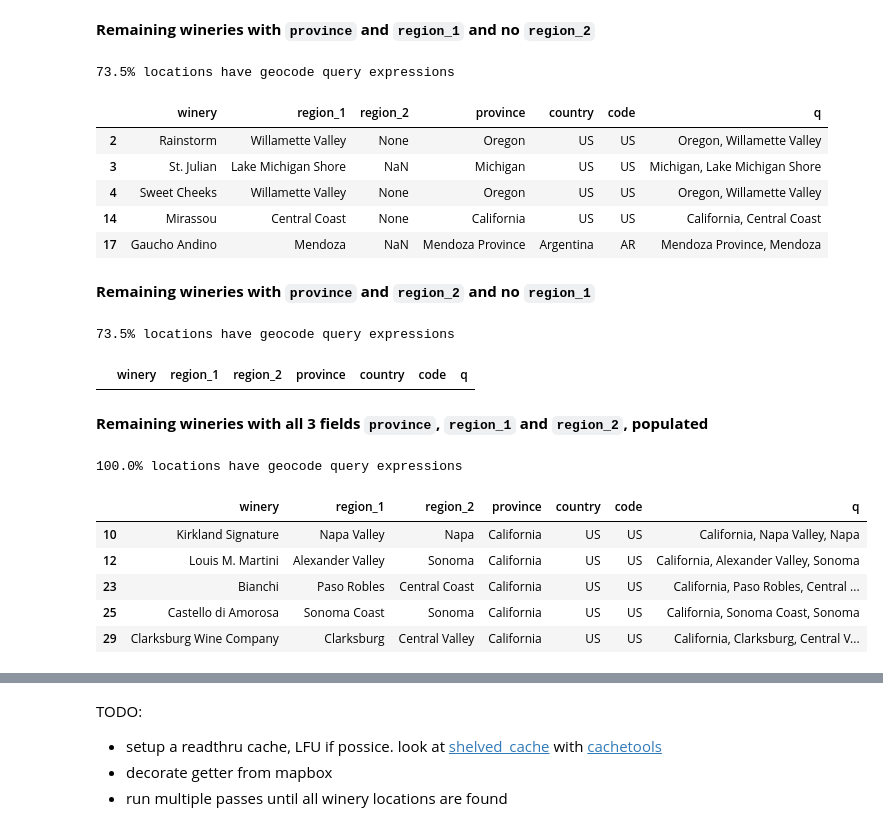
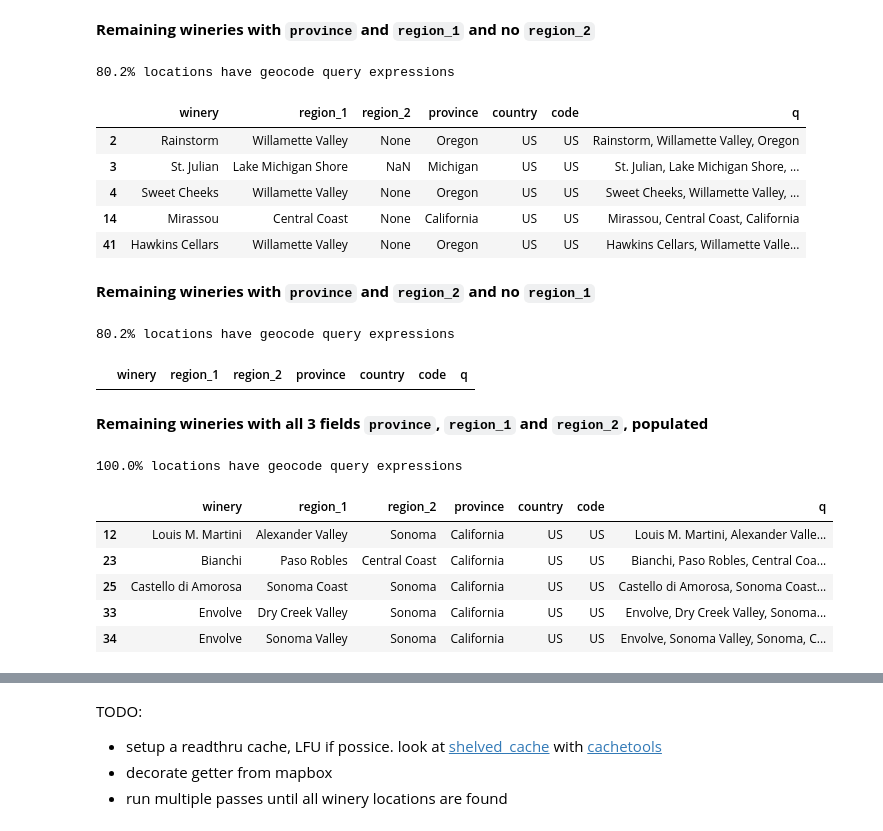
Before and after one commit to pasmith/oenologist, a Jupyter notebook: mapbox-forward.ipynb, the cells around one changed output, grey strips where cells are left out. Cells and saved outputs as stored; diff of their text form; code cells hidden in the pictures.

Commit message:
added query strings to locations

```diff
--- a/mapbox-forward.ipynb
+++ b/mapbox-forward.ipynb
@@ -408,7 +338,7 @@ def mask_builder(cols: list[str]):
 # helper function that creates geocode query expression from selected location fields
 def query_builder(cols: list[str], df: pd.DataFrame=locations):
   mask = mask_builder(cols)
-  return df.loc[mask].swifter.apply(lambda row: ', '.join(row[c] for c in cols), axis=1)
+  return df.loc[mask].swifter.apply(lambda row: ', '.join(row[c] for c in (['winery'] + cols)), axis=1)
 # %%
 # helper function that sets geocode query expressions from selected location fields
 def create_query_expression(cols, df=locations):
@@ -457,0 +390,29 @@ progress()
+# %%
+# wineries with no location field, other than country
+mask_no_location = locations.winery.notna()
+mask_no_location &= locations.country.notna()
+mask_no_location &= locations.region_1.isna()
+mask_no_location &= locations.region_2.isna()
+mask_no_location &= locations.province.isna()
+mask_no_location
+locations.loc[mask_no_location]
+
+# wineries with at least one location field in addition to country
+mask_with_location = locations.winery.notna()
+mask_with_location &= locations.country.notna()
+mask_with_location &= (locations.region_1.notna()) | (locations.region_2.notna()) | (locations.province.notna())
+locations.loc[mask_with_location]
+
+# verify the masks are complementary and complete
+assert pd.merge(locations.loc[mask_no_location], locations.loc[mask_with_location], how='inner').shape[0] == 0
+assert locations.loc[locations.country.notna()].shape[0] == (locations.loc[mask_no_location].shape[0] + locations.loc[mask_with_location].shape[0])
+
+# wineries that only have one location per country don't need the location field
+tmp = locations[mask_with_location].groupby(['winery','code']).count()[['country']].rename(columns={'country': 'count'}).reset_index().query('count == 1')
+single_location_wineries = np.unique(tmp.winery)
+print(f'{len(single_location_wineries):,d}', 'wineries with one location per country begining with', list(single_location_wineries[:5]) + ['...'] )
+
+# TODO set these to only be the winery name
+locations.q = locations.q.mask(mask_with_location & (locations.winery.isin(single_location_wineries)), locations.winery)
+progress()
+locations[mask_with_location & (locations.winery.isin(single_location_wineries))]
@@ -535,7 +512,7 @@ locations[mask].head()
 # %% [markdown]
 **Remaining wineries with `province` and `region_1` and no `region_2`**
 # %%
-cols = ['province', 'region_1']
+cols = ['region_1', 'province']
 
 # verify mask
 mask = mask_builder(cols)
@@ -550,17 +527,17 @@ assert locations.province[mask].isna().sum() == 0 and locations.region_1[mask].i
 assert locations.q[mask].isna().sum() == 0
 locations[mask].head()
 # %% [output]
-73.5% locations have geocode query expressions
+80.2% locations have geocode query expressions
 |  | winery | region_1 | region_2 | province | country | code | q |
-| 2 | Rainstorm | Willamette Valley | None | Oregon | US | US | Oregon, Willamette Valley |
-| 3 | St. Julian | Lake Michigan Shore | NaN | Michigan | US | US | Michigan, Lake Michigan Shore |
-| 4 | Sweet Cheeks | Willamette Valley | None | Oregon | US | US | Oregon, Willamette Valley |
-| 14 | Mirassou | Central Coast | None | California | US | US | California, Central Coast |
-| 17 | Gaucho Andino | Mendoza | NaN | Mendoza Province | Argentina | AR | Mendoza Province, Mendoza |
+| 2 | Rainstorm | Willamette Valley | None | Oregon | US | US | Rainstorm, Willamette Valley, Oregon |
+| 3 | St. Julian | Lake Michigan Shore | NaN | Michigan | US | US | St. Julian, Lake Michigan Shore, ... |
+| 4 | Sweet Cheeks | Willamette Valley | None | Oregon | US | US | Sweet Cheeks, Willamette Valley, ... |
+| 14 | Mirassou | Central Coast | None | California | US | US | Mirassou, Central Coast, California |
+| 41 | Hawkins Cellars | Willamette Valley | None | Oregon | US | US | Hawkins Cellars, Willamette Valle... |
 # %% [markdown]
 **Remaining wineries with `province` and `region_2` and no `region_1`**
 # %%
-cols = ['province', 'region_2']
+cols = ['region_2', 'province']
 
 # verify mask
 mask = mask_builder(cols)
@@ -575,30 +552,30 @@ assert locations.province[mask].isna().sum() == 0 and locations.region_1[mask].i
 assert locations.q[mask].isna().sum() == 0
 locations[mask].head()
 # %% [output]
-73.5% locations have geocode query expressions
+80.2% locations have geocode query expressions
 |  | winery | region_1 | region_2 | province | country | code | q |
 # %% [markdown]
 **Remaining wineries with all 3 fields `province`, `region_1` and `region_2`, populated**
 # %%
-cols = ['province', 'region_1', 'region_2']
+cols = ['region_1', 'region_2', 'province']
 
 # verify mask
 mask = mask_builder(cols)
 assert locations.province[mask].isna().sum() == 0 and locations.region_1[mask].isna().sum() == 0 and locations.region_2[mask].isna().sum() == 0
 assert locations.q[mask].notna().sum() == 0
 
 # set the query expression
 create_query_expression(cols, locations)
 
 # verify query expressions
 assert locations.province[mask].isna().sum() == 0 and locations.region_1[mask].isna().sum() == 0 and locations.region_2[mask].isna().sum() == 0
 assert locations.q[mask].isna().sum() == 0
 locations[mask].head()
 # %% [output]
 100.0% locations have geocode query expressions
 |  | winery | region_1 | region_2 | province | country | code | q |
-| 10 | Kirkland Signature | Napa Valley | Napa | California | US | US | California, Napa Valley, Napa |
-| 12 | Louis M. Martini | Alexander Valley | Sonoma | California | US | US | California, Alexander Valley, Sonoma |
-| 23 | Bianchi | Paso Robles | Central Coast | California | US | US | California, Paso Robles, Central ... |
-| 25 | Castello di Amorosa | Sonoma Coast | Sonoma | California | US | US | California, Sonoma Coast, Sonoma |
-| 29 | Clarksburg Wine Company | Clarksburg | Central Valley | California | US | US | California, Clarksburg, Central V... |
+| 12 | Louis M. Martini | Alexander Valley | Sonoma | California | US | US | Louis M. Martini, Alexander Valle... |
+| 23 | Bianchi | Paso Robles | Central Coast | California | US | US | Bianchi, Paso Robles, Central Coa... |
+| 25 | Castello di Amorosa | Sonoma Coast | Sonoma | California | US | US | Castello di Amorosa, Sonoma Coast... |
+| 33 | Envolve | Dry Creek Valley | Sonoma | California | US | US | Envolve, Dry Creek Valley, Sonoma... |
+| 34 | Envolve | Sonoma Valley | Sonoma | California | US | US | Envolve, Sonoma Valley, Sonoma, C... |
```
Also changed, not shown: parts of 18 cells of this notebook.
